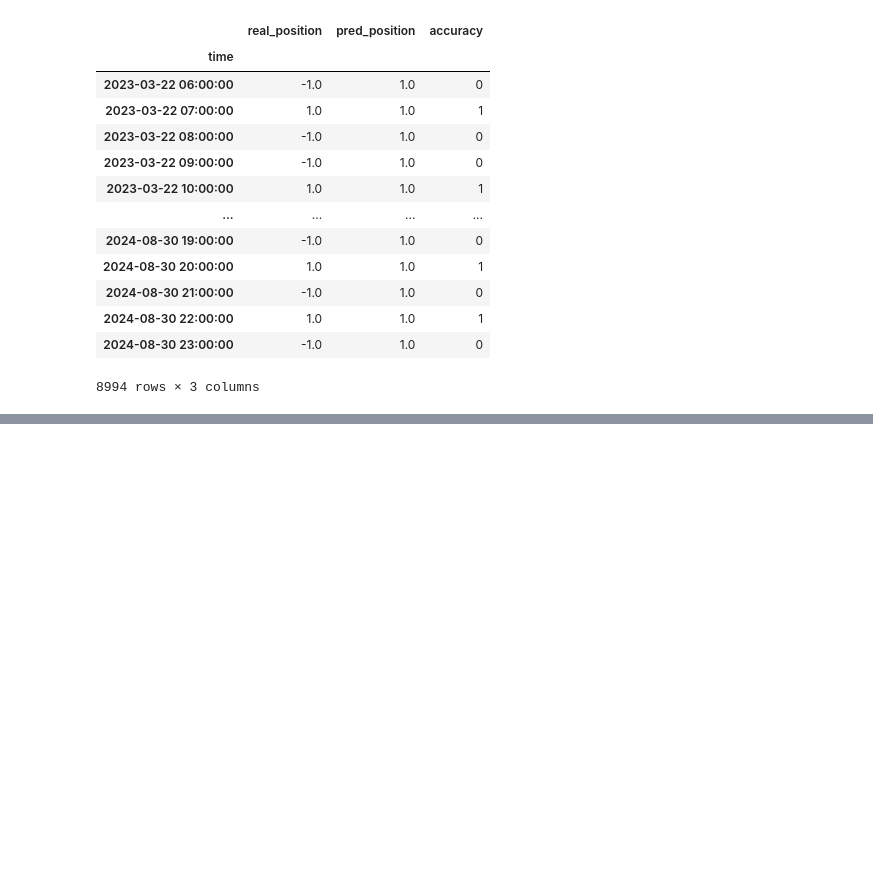
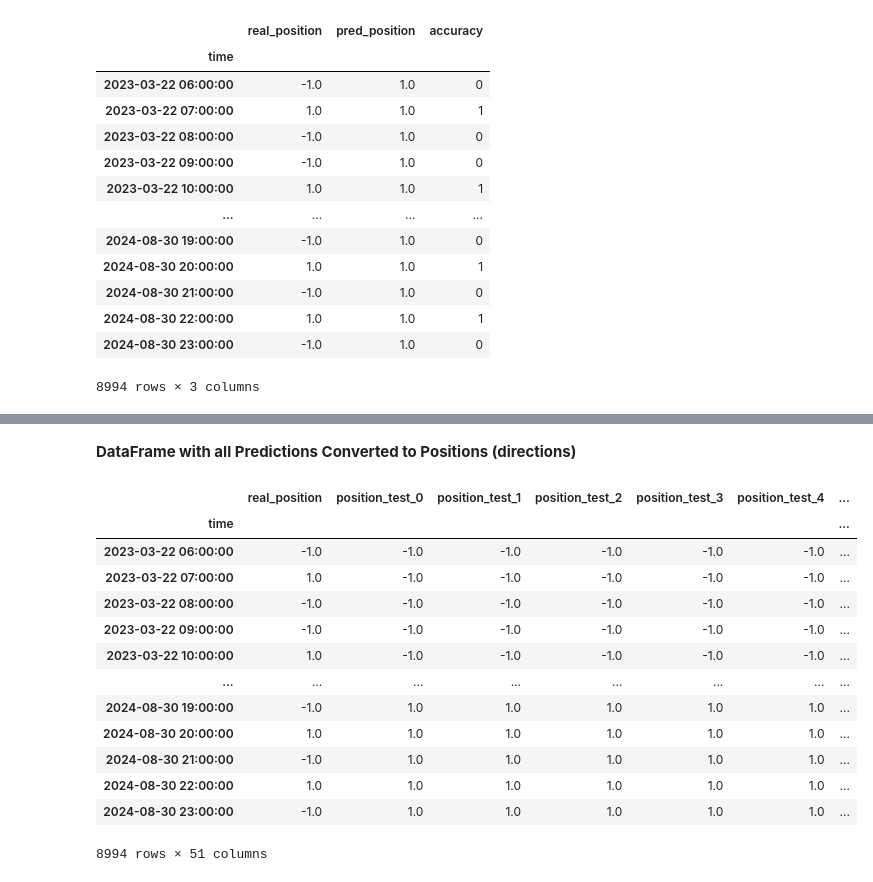
Before and after one commit to YarosInter/Time-Series-Dense-Neural-Network, a Jupyter notebook: Dense_Layer_Neural_Network.ipynb, the cells around one changed output, grey strips where cells are left out. Drawn from its saved outputs; the diff is of its cells as text; code cells hidden in the pictures; blank space fills up the shorter version.

```diff
--- a/Dense_Layer_Neural_Network.ipynb
+++ b/Dense_Layer_Neural_Network.ipynb
@@ -456,0 +576,19 @@ Model has an accuracy of: 49.68%
+# %% [markdown]
+**DataFrame with all Predictions Converted to Positions (directions)**
+# %%
+positions_df
+# %% [output]
+|  | real_position | position_test_0 | position_test_1 | position_test_2 | position_test_3 | position_test_4 | ... |
+| time |  |  |  |  |  |  | ... |
+| 2023-03-22 06:00:00 | -1.0 | -1.0 | -1.0 | -1.0 | -1.0 | -1.0 | ... |
+| 2023-03-22 07:00:00 | 1.0 | -1.0 | -1.0 | -1.0 | -1.0 | -1.0 | ... |
+| 2023-03-22 08:00:00 | -1.0 | -1.0 | -1.0 | -1.0 | -1.0 | -1.0 | ... |
+| 2023-03-22 09:00:00 | -1.0 | -1.0 | -1.0 | -1.0 | -1.0 | -1.0 | ... |
+| 2023-03-22 10:00:00 | 1.0 | -1.0 | -1.0 | -1.0 | -1.0 | -1.0 | ... |
+| ... | ... | ... | ... | ... | ... | ... | ... |
+| 2024-08-30 19:00:00 | -1.0 | 1.0 | 1.0 | 1.0 | 1.0 | 1.0 | ... |
+| 2024-08-30 20:00:00 | 1.0 | 1.0 | 1.0 | 1.0 | 1.0 | 1.0 | ... |
+| 2024-08-30 21:00:00 | -1.0 | 1.0 | 1.0 | 1.0 | 1.0 | 1.0 | ... |
+| 2024-08-30 22:00:00 | 1.0 | 1.0 | 1.0 | 1.0 | 1.0 | 1.0 | ... |
+| 2024-08-30 23:00:00 | -1.0 | 1.0 | 1.0 | 1.0 | 1.0 | 1.0 | ... |
+8994 rows × 51 columns
```
Also changed, not shown: parts of 29 cells of this notebook, 50 other files.
